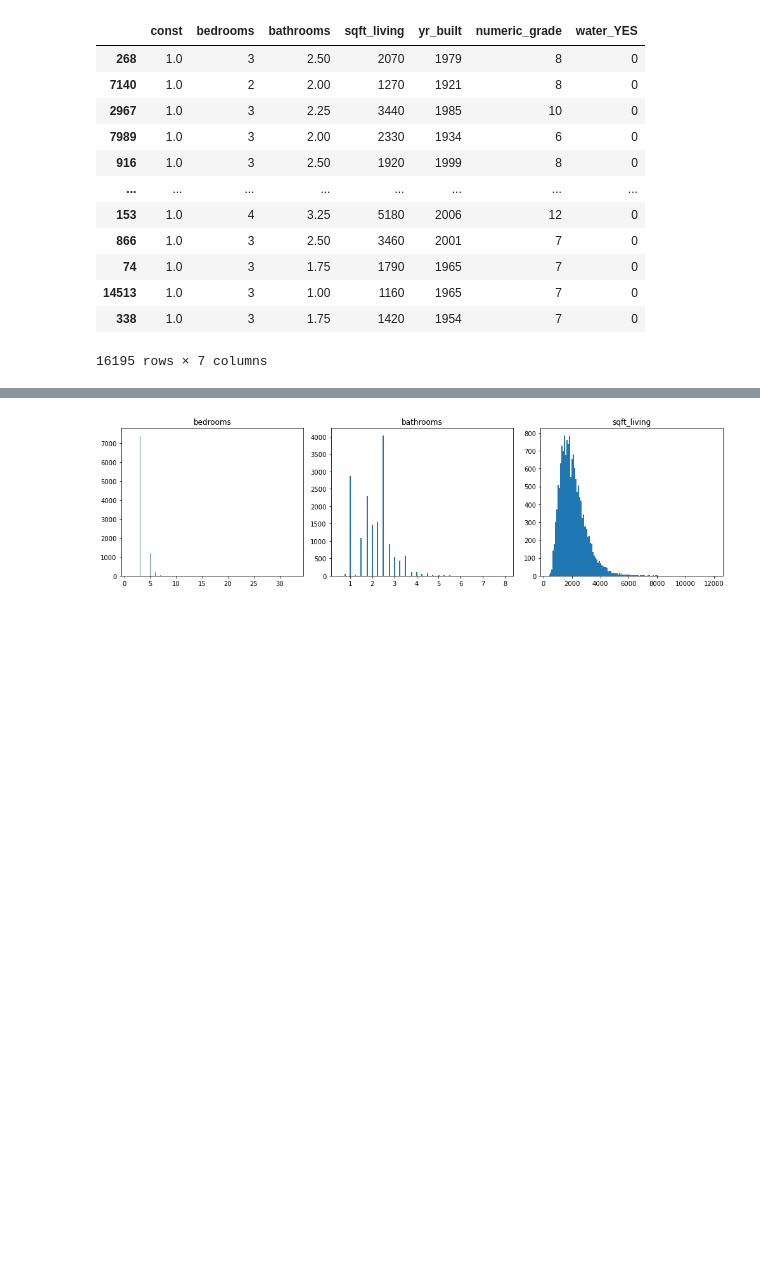
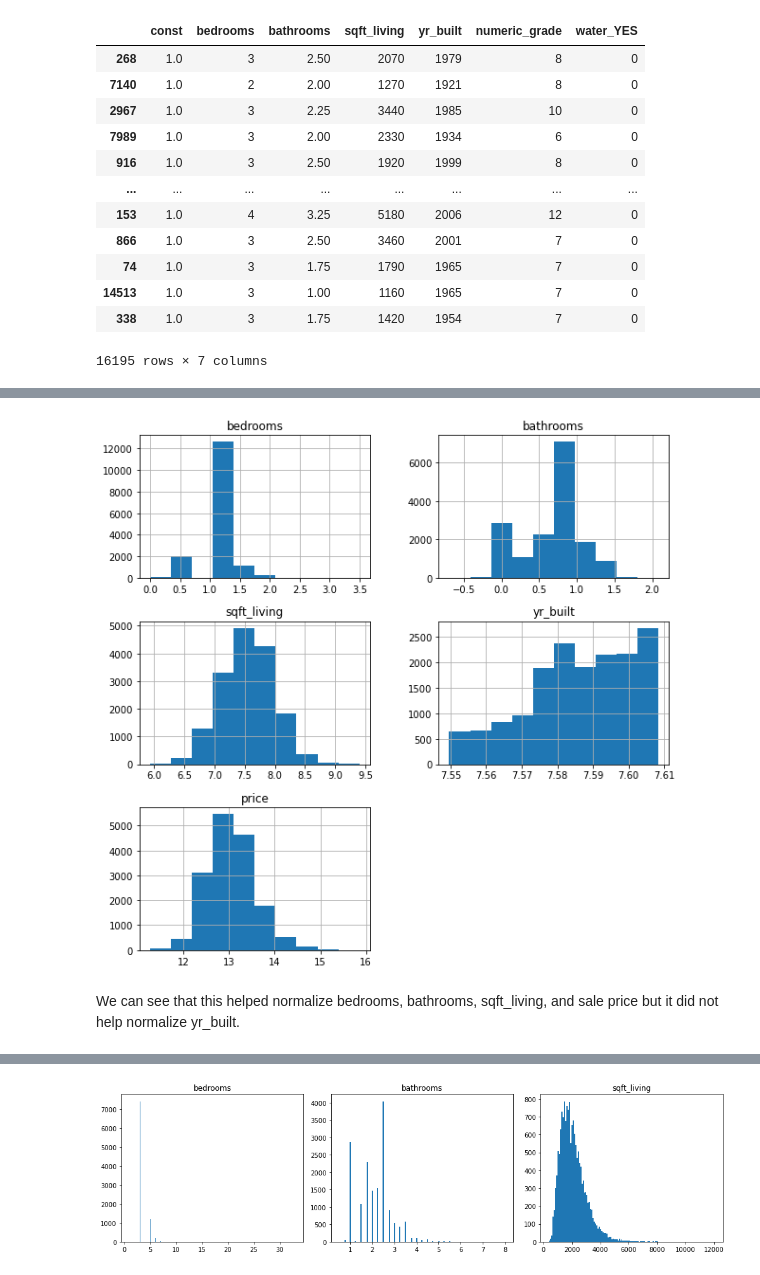
Before and after one commit to kevgross89/dsc-phase-2-project-v2-3, a Jupyter notebook: King County Phase 2 Project.ipynb, the cells around one changed output, grey strips where cells are left out. Saved outputs shown, nothing was run; the diff lists cells and outputs as text; code cells hidden in the pictures; blank space fills up the shorter version.

```diff
--- a/King County Phase 2 Project.ipynb
+++ b/King County Phase 2 Project.ipynb
@@ -584,0 +632,12 @@ strong multicollinearity or other numerical problems.
+# %%
+data_log = pd.DataFrame([])
+data_log['bedrooms'] = np.log(X_train_final['bedrooms'])
+data_log['bathrooms'] = np.log(X_train_final['bathrooms'])
+data_log['sqft_living'] = np.log(X_train_final['sqft_living'])
+data_log['yr_built'] = np.log(X_train_final['yr_built'])
+data_log['price'] = np.log(y_train)
+data_log.hist(figsize  = [10,10]);
+# %% [output]
+[figure, added]
+# %% [markdown]
+We can see that this helped normalize bedrooms, bathrooms, sqft_living, and sale price but it did not help normalize yr_built.
```
Also changed, not shown: parts of 36 cells of this notebook.
